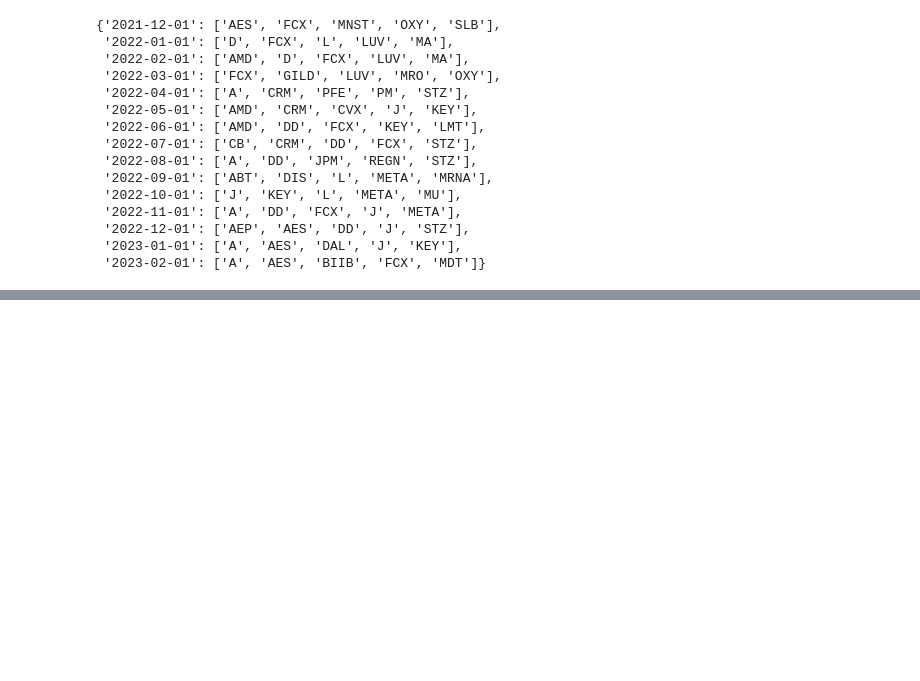
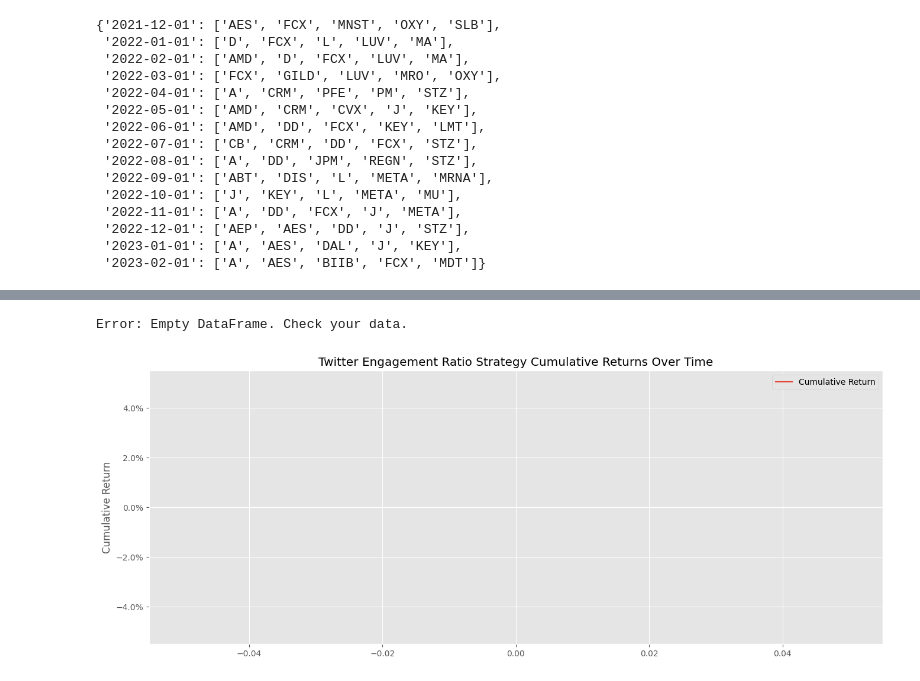
Before and after one commit to ranjan2829/Quant, a Jupyter notebook: Twitter_Sentiment_Investing.ipynb, the cells around one changed output, grey strips where cells are left out. Saved outputs shown, nothing was run; the diff lists cells and outputs as text; code cells hidden in the pictures; blank space fills up the shorter version.

```diff
--- a/Twitter_Sentiment_Investing.ipynb
+++ b/Twitter_Sentiment_Investing.ipynb
@@ -185,0 +310,30 @@ fixed
+# %%
+import matplotlib.pyplot as plt
+import matplotlib.ticker as mtick
+
+# Assuming you already have portfolios_cumulative_return defined
+# If not, you can calculate it as follows:
+# portfolios_cumulative_return = np.exp(np.log1p(portfolio_df).cumsum()).sub(1)
+
+# Check for NaN values and drop them
+portfolios_cumulative_return = portfolios_cumulative_return.dropna()
+
+# Check if the DataFrame is empty
+if portfolios_cumulative_return.empty:
+    print("Error: Empty DataFrame. Check your data.")
+
+# Plotting code
+plt.figure(figsize=(16, 6))
+plt.plot(portfolios_cumulative_return, label='Cumulative Return')
+
+plt.title('Twitter Engagement Ratio Strategy Cumulative Returns Over Time')
+plt.ylabel('Cumulative Return')
+plt.legend()
+
+# Use PercentFormatter to format y-axis as percentages
+plt.gca().yaxis.set_major_formatter(mtick.PercentFormatter(1))
+
+plt.show()
+# %% [output]
+Error: Empty DataFrame. Check your data.
+[figure, added]
```
Also changed, not shown: parts of 4 cells of this notebook.
